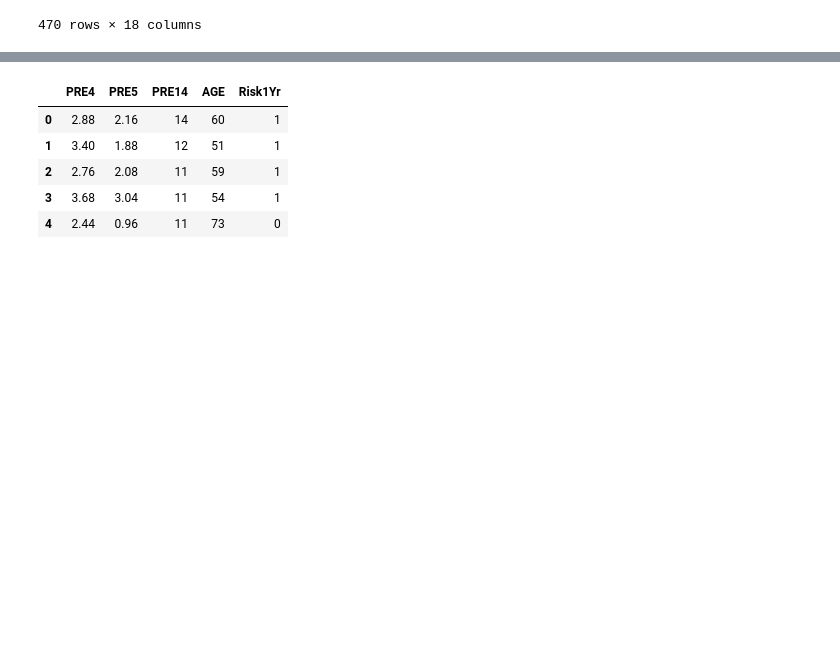
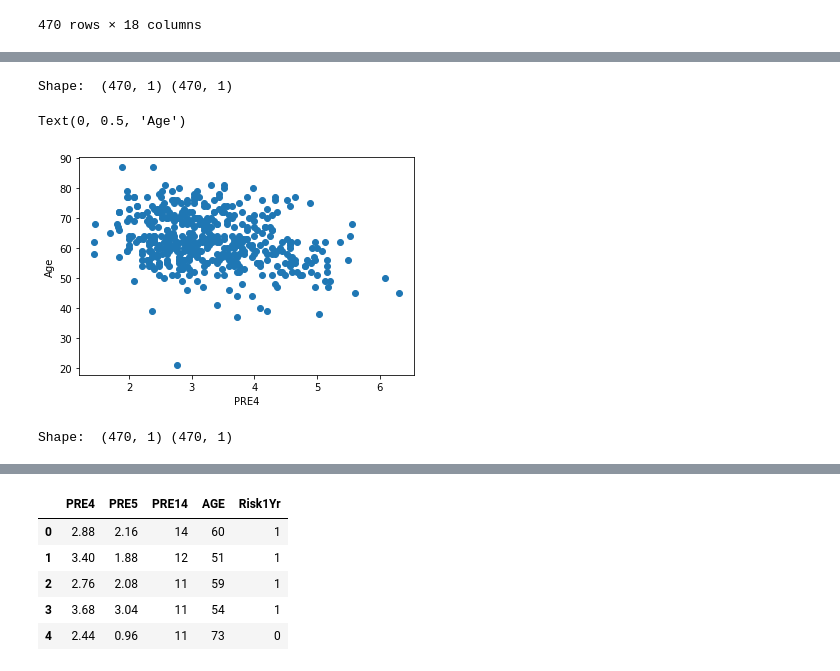
Before and after one commit to pete6184/Thoracic_Surgery_Predictions, a Jupyter notebook: data_analysis.ipynb, the cells around one changed output, grey strips where cells are left out. Saved outputs shown, nothing was run; the diff lists cells and outputs as text; code cells hidden in the pictures; blank space fills up the shorter version.

```diff
--- a/data_analysis.ipynb
+++ b/data_analysis.ipynb
@@ -12,7 +12,7 @@ from tensorflow.keras.models import Sequential
 from tensorflow.keras.layers import Dense
 # %%
 # df = pd.read_csv("/content/sample_data/ThoracicSurgery.csv")
-df = pd.read_csv("ThoracicSurgery.csv")
+df = pd.read_csv("Resources/Data/ThoracicSurgery.csv")
 df
 # %% [output]
 |  | id | DGN | PRE4 | PRE5 | PRE6 | PRE7 | PRE8 | PRE9 | PRE10 | PRE11 | PRE14 | ... |
@@ -28,3 +28,5 @@ df
 | 468 | 469 | DGN3 | 1.96 | 1.68 | PRZ1 | F | F | F | T | T | OC12 | ... |
 | 469 | 470 | DGN3 | 4.72 | 3.56 | PRZ0 | F | F | F | F | F | OC12 | ... |
 470 rows × 18 columns
+# %%
+df = df.drop("id", axis=1)
@@ -30,0 +281,3 @@ df
+# %%
+new_df = df[['DGN', 'PRE4', 'PRE5', 'PRE6', 'PRE7', 'PRE8', 'PRE9', 'PRE10', 'PRE11', 'PRE14', 'PRE17', 'PRE19', 'PRE25', 'PRE30', 'PRE32', 'AGE', 'Risk1Yr']]
+new_df.head()
@@ -30,0 +291,27 @@ df
+# %%
+from matplotlib import pyplot as plt
+
+X = new_df['PRE4'].values.reshape(-1, 1)
+y = new_df['AGE'].values.reshape(-1, 1)
+
+print('Shape: ', X.shape, y.shape)
+# %% [output]
+Shape:  (470, 1) (470, 1)
+# %%
+# Plot the data to see if a linear trend exists
+
+### BEGIN SOLUTION
+plt.scatter(X, y)
+plt.xlabel("PRE4")
+plt.ylabel("Age")
+### END SOLUTION
+# %% [output]
+Text(0, 0.5, 'Age')
+[figure, added]
+# %%
+X2 = new_df['AGE'].values.reshape(-1, 1)
+y2 = new_df['PRE5'].values.reshape(-1, 1)
+
+print('Shape: ', X2.shape, y2.shape)
+# %% [output]
+Shape:  (470, 1) (470, 1)
```
Also changed, not shown: parts of 56 cells of this notebook.
